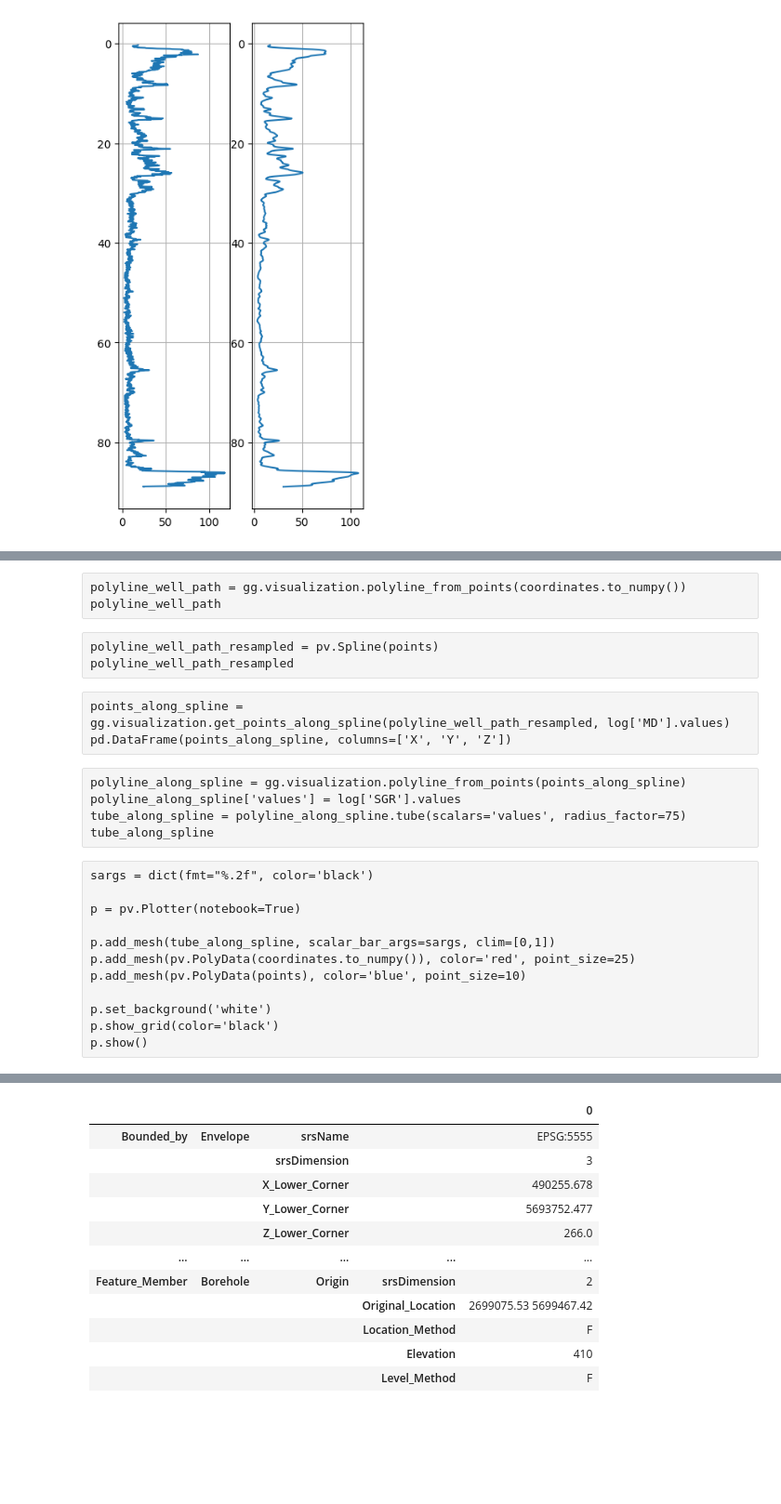
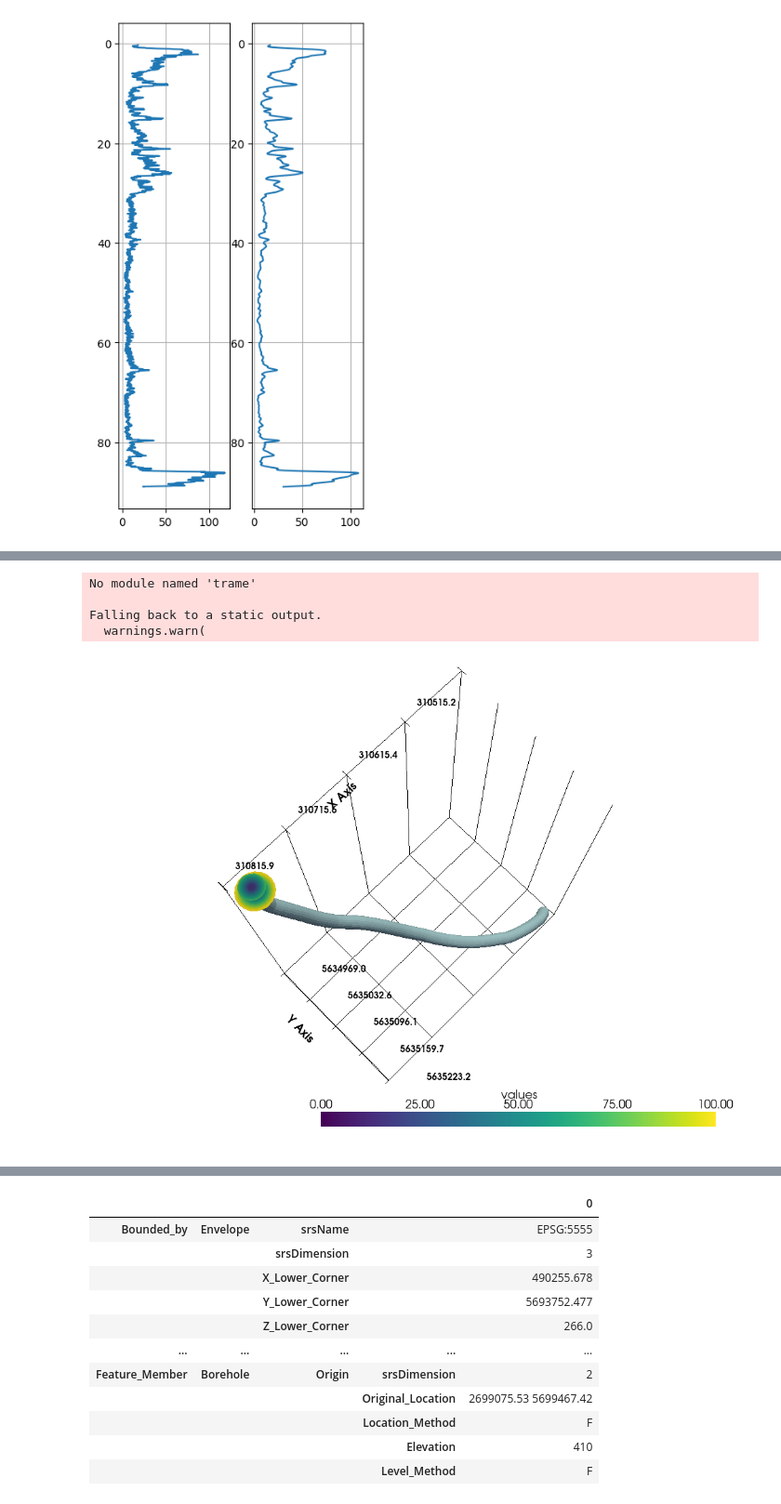
Before and after one commit to AlexanderJuestel/pyborehole, a Jupyter notebook: notebooks/borehole.ipynb, the cells around one changed output, grey strips where cells are left out. Shown at 93% size. Drawn from its saved outputs; the diff is of its cells as text; code cells hidden in the pictures; blank space fills up the shorter version.

```diff
--- a/notebooks/borehole.ipynb
+++ b/notebooks/borehole.ipynb
@@ -335,2 +338,4 @@ borehole.logs.plot_well_logs(tracks=['SGRRAW', 'SGR'])
 # %%
-mesh = borehole.logs.get_mesh_along_borehole_path(log='SGR')
+mesh = borehole.logs.plot_well_log_along_path(log='SGR',
+                                              coordinates=borehole.deviation.desurveyed_df,
+                                              radius_factor=50)
@@ -348,28 +342,20 @@ points
-# %% [raw]
-polyline_well_path = gg.visualization.polyline_from_points(coordinates.to_numpy())
-polyline_well_path
-# %% [raw]
-polyline_well_path_resampled = pv.Spline(points)
-polyline_well_path_resampled
-# %% [raw]
-points_along_spline = gg.visualization.get_points_along_spline(polyline_well_path_resampled, log['MD'].values)
-pd.DataFrame(points_along_spline, columns=['X', 'Y', 'Z'])
-# %% [raw]
-polyline_along_spline = gg.visualization.polyline_from_points(points_along_spline)
-polyline_along_spline['values'] = log['SGR'].values
-tube_along_spline = polyline_along_spline.tube(scalars='values', radius_factor=75)
-tube_along_spline
-# %% [raw]
-sargs = dict(fmt="%.2f", color='black')
-
-p = pv.Plotter(notebook=True)
-
-p.add_mesh(tube_along_spline, scalar_bar_args=sargs, clim=[0,1])
-p.add_mesh(pv.PolyData(coordinates.to_numpy()), color='red', point_size=25)
-p.add_mesh(pv.PolyData(points), color='blue', point_size=10)
-
-p.set_background('white')
-p.show_grid(color='black')
-p.show()
+# %%
+sargs = dict(fmt="%.2f", color='black')
+
+p = pv.Plotter(notebook=True)
+
+p.add_mesh(mesh, scalar_bar_args=sargs, clim = [0,100])
+p.add_mesh(tube)
+
+p.set_background('white')
+p.set_scale(1,1,0.2)
+p.show_grid(color='black', font_size=12)
+p.show()
+# %% [output]
+No module named 'trame'
+
+Falling back to a static output.
+  warnings.warn(
+[figure, added]
 # %% [markdown]
 # Parsing BoreholeML XML File
```
Also changed, not shown: parts of 12 cells of this notebook, 2 other files.
